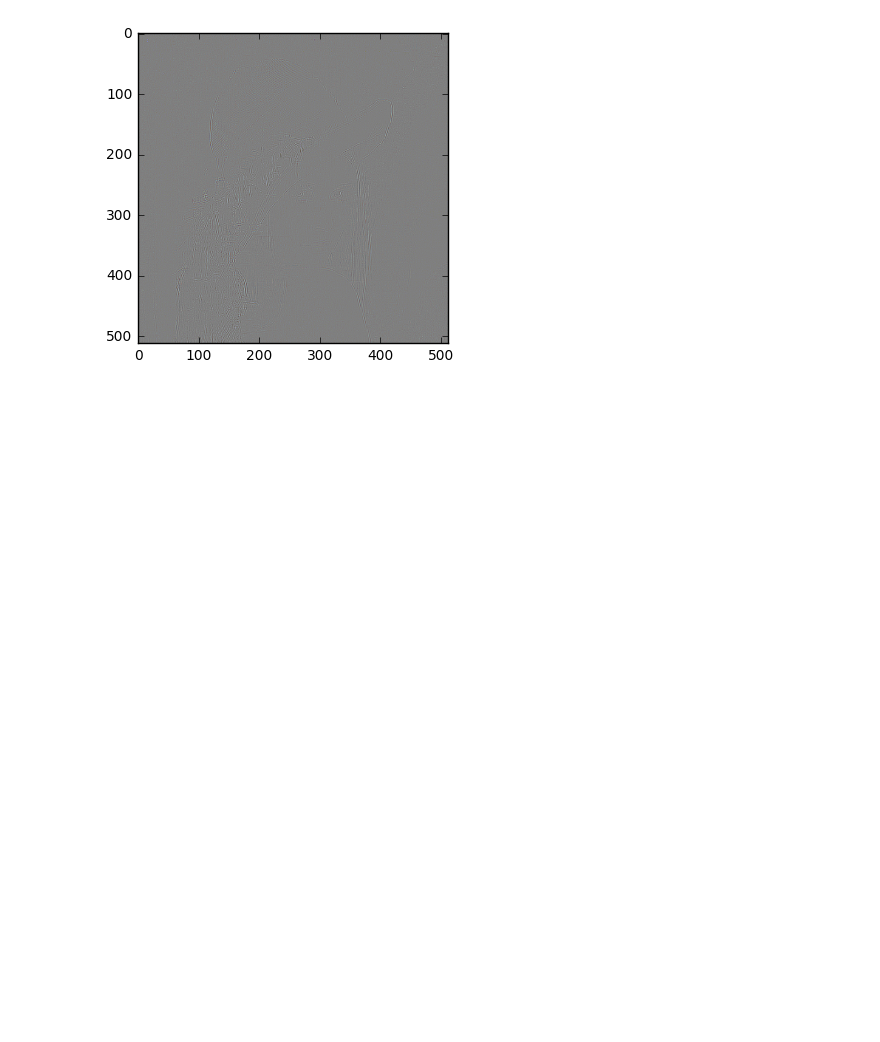
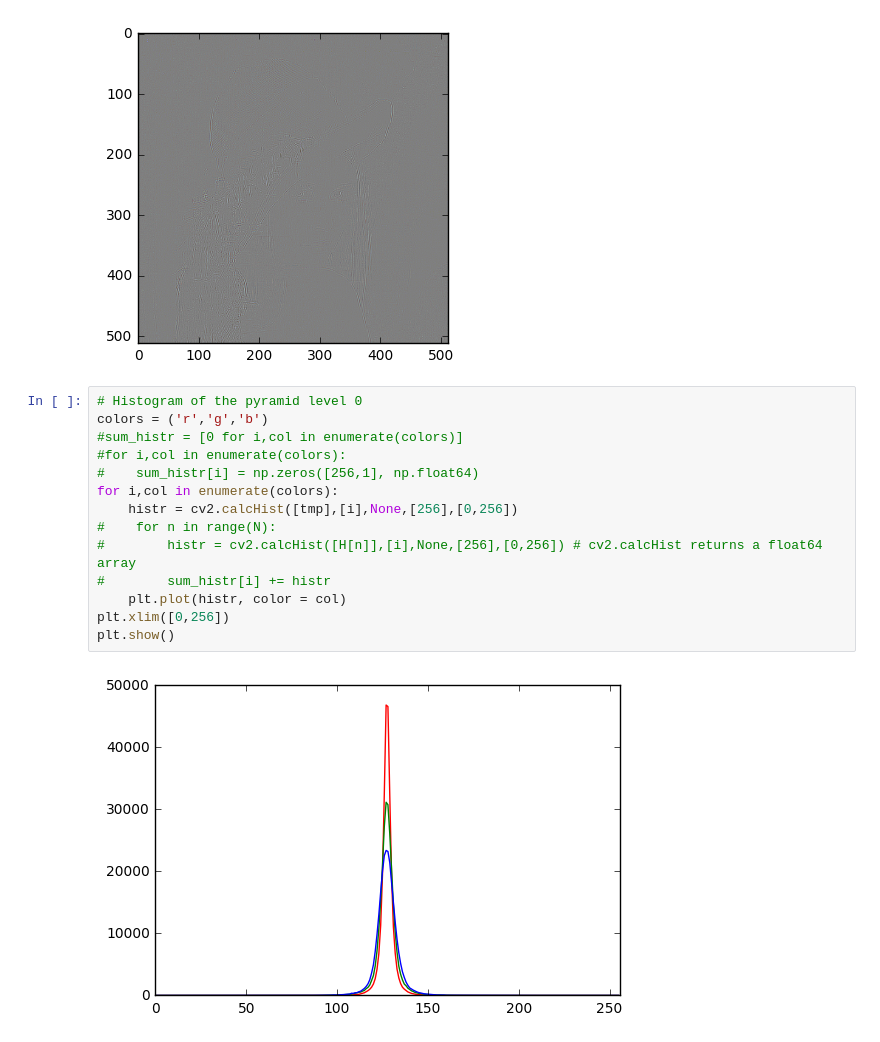
Before and after one commit to vicente-gonzalez-ruiz/pyramids-and-wavelets, a Jupyter notebook: Pyramids_and_Wavelets.ipynb, the cells around one changed output. Drawn from its saved outputs; the diff is of its cells as text; blank space fills up the shorter version.

```diff
--- a/Pyramids_and_Wavelets.ipynb
+++ b/Pyramids_and_Wavelets.ipynb
@@ -542,3 +548,19 @@ plt.imshow(tmp)
 # %% [output]
 <matplotlib.image.AxesImage at 0x...>
 [figure]
+# %%
+# Histogram of the pyramid level 0
+colors = ('r','g','b')
+#sum_histr = [0 for i,col in enumerate(colors)]
+#for i,col in enumerate(colors):
+#    sum_histr[i] = np.zeros([256,1], np.float64)
+for i,col in enumerate(colors):
+    histr = cv2.calcHist([tmp],[i],None,[256],[0,256])
+#    for n in range(N):
+#        histr = cv2.calcHist([H[n]],[i],None,[256],[0,256]) # cv2.calcHist returns a float64 array
+#        sum_histr[i] += histr
+    plt.plot(histr, color = col)
+plt.xlim([0,256])
+plt.show()
+# %% [output]
+[figure, added]
```
Also changed, not shown: parts of 6 cells of this notebook.
